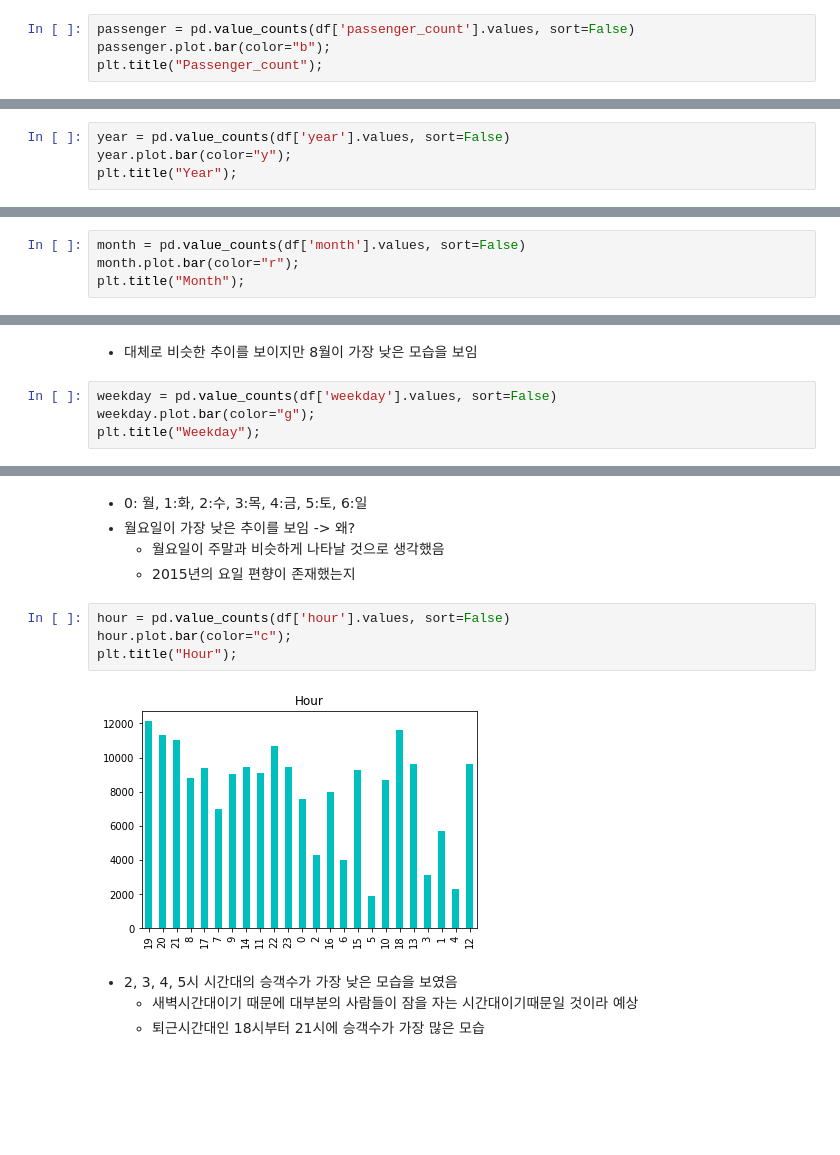
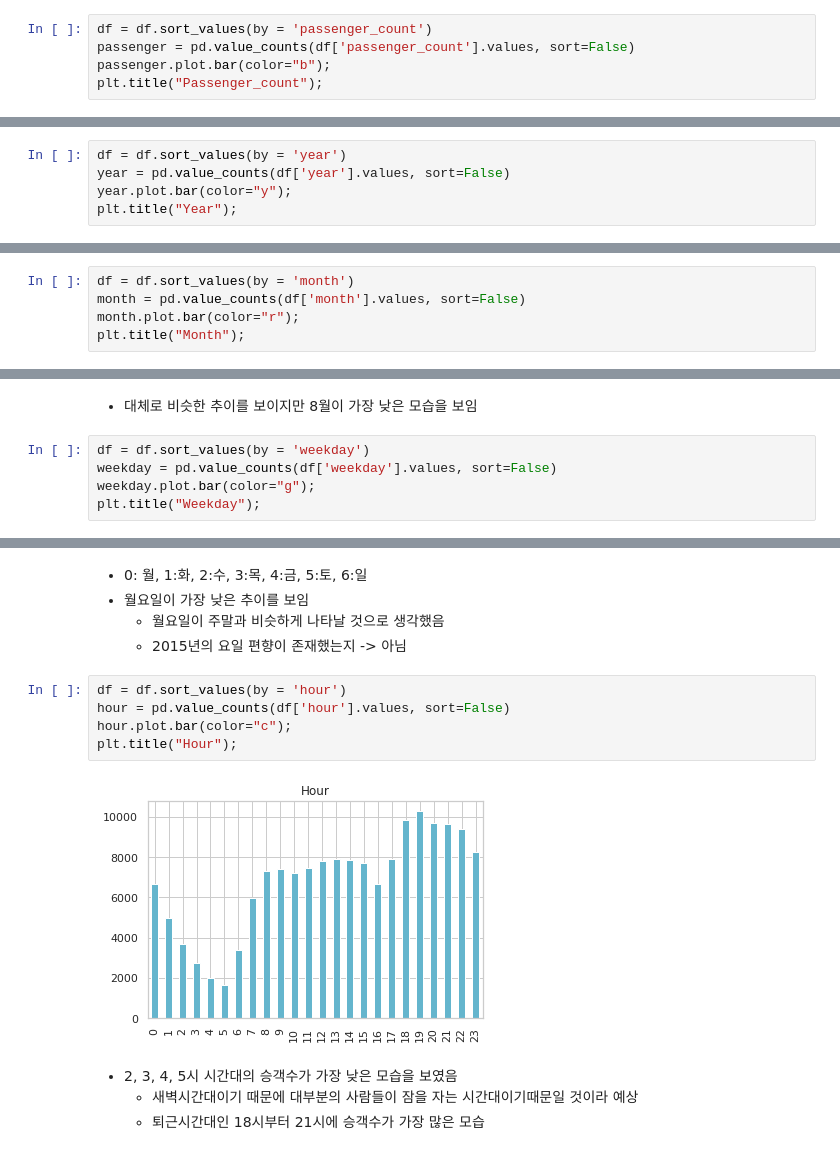
Before and after one commit to jiyoungemma/Uber_fare_prediction, a Jupyter notebook: Uber_fare_Prediction.ipynb, the cells around one changed output, grey strips where cells are left out. Saved outputs shown, nothing was run; the diff lists cells and outputs as text; blank space fills up the shorter version.

```diff
--- a/Uber_fare_Prediction.ipynb
+++ b/Uber_fare_Prediction.ipynb
@@ -164,6 +187,7 @@ df.drop(columns = 'pickup_datetime', inplace=True)
 # %% [markdown]
 ### 승객수에 대한 시각화
 # %%
+df = df.sort_values(by = 'passenger_count')
 passenger = pd.value_counts(df['passenger_count'].values, sort=False)
 passenger.plot.bar(color="b");
 plt.title("Passenger_count");
@@ -172,6 +196,7 @@ plt.title("Passenger_count");
 # %% [markdown]
 - 승객 1명이 가장 많이 나타났고 그 다음으로 2명이 가장 많이 탑승함
 # %%
+df = df.sort_values(by = 'year')
 year = pd.value_counts(df['year'].values, sort=False)
 year.plot.bar(color="y");
 plt.title("Year");
@@ -182,6 +207,7 @@ plt.title("Year");
    - 대체로 승객수가 비슷하게 나타남
    - 2015년의 경우 6월까지의 데이터까지만 존재하기 때문에 낮게 나타난 것으로 예상
 # %%
+df = df.sort_values(by = 'month')
 month = pd.value_counts(df['month'].values, sort=False)
 month.plot.bar(color="r");
 plt.title("Month");
@@ -190,6 +216,7 @@ plt.title("Month");
 # %% [markdown]
 - 대체로 비슷한 추이를 보이지만 8월이 가장 낮은 모습을 보임
 # %%
+df = df.sort_values(by = 'weekday')
 weekday = pd.value_counts(df['weekday'].values, sort=False)
 weekday.plot.bar(color="g");
 plt.title("Weekday");
@@ -198,14 +225,15 @@ plt.title("Weekday");
 # %% [markdown]
 - 0: 월, 1:화, 2:수, 3:목, 4:금, 5:토, 6:일
-- 월요일이 가장 낮은 추이를 보임 -> 왜?
+- 월요일이 가장 낮은 추이를 보임
    - 월요일이 주말과 비슷하게 나타날 것으로 생각했음
-   - 2015년의 요일 편향이 존재했는지
+   - 2015년의 요일 편향이 존재했는지 -> 아님
 # %%
+df = df.sort_values(by = 'hour')
 hour = pd.value_counts(df['hour'].values, sort=False)
 hour.plot.bar(color="c");
 plt.title("Hour");
 # %% [output]
-[figure, old version]
+[figure, new version]
 # %% [markdown]
 - 2, 3, 4, 5시 시간대의 승객수가 가장 낮은 모습을 보였음
    - 새벽시간대이기 때문에 대부분의 사람들이 잠을 자는 시간대이기때문일 것이라 예상
```
Also changed, not shown: parts of 60 cells of this notebook.
